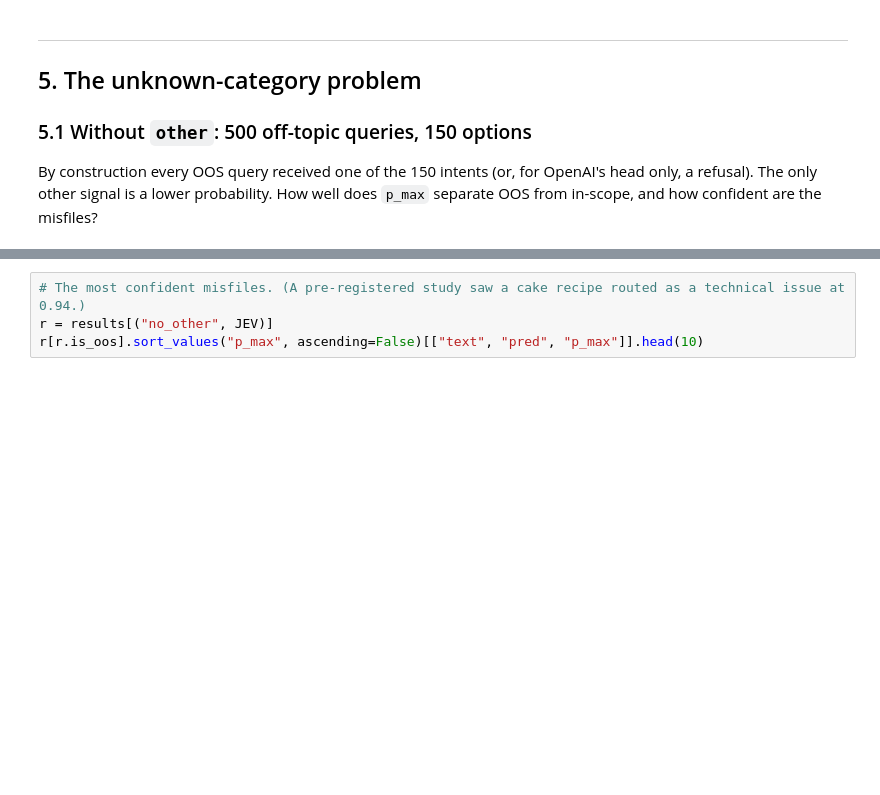
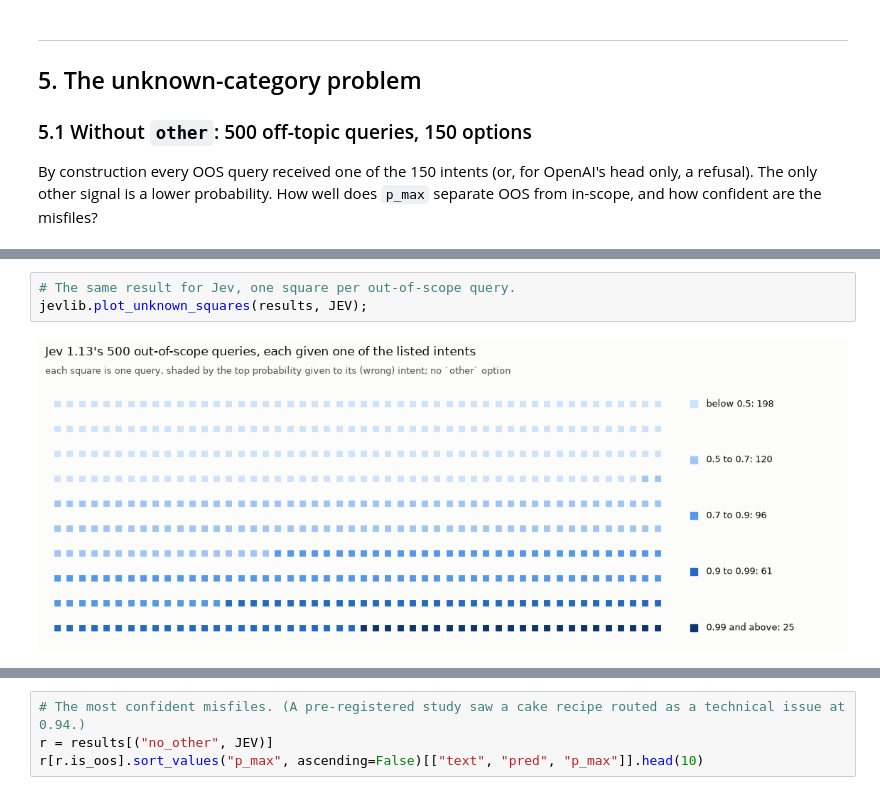
Before and after one commit to paulbruffett/jev-demo, a Jupyter notebook: jev_clinc150.ipynb, the cells around one changed output, grey strips where cells are left out. Drawn from its saved outputs; the diff is of its cells as text; blank space fills up the shorter version.

```diff
--- a/jev_clinc150.ipynb
+++ b/jev_clinc150.ipynb
@@ -495,0 +471,5 @@ plt.tight_layout()
+# %%
+# The same result for Jev, one square per out-of-scope query.
+jevlib.plot_unknown_squares(results, JEV);
+# %% [output]
+[figure, added]
```
Also changed, not shown: parts of 6 cells of this notebook, 2 other files.
